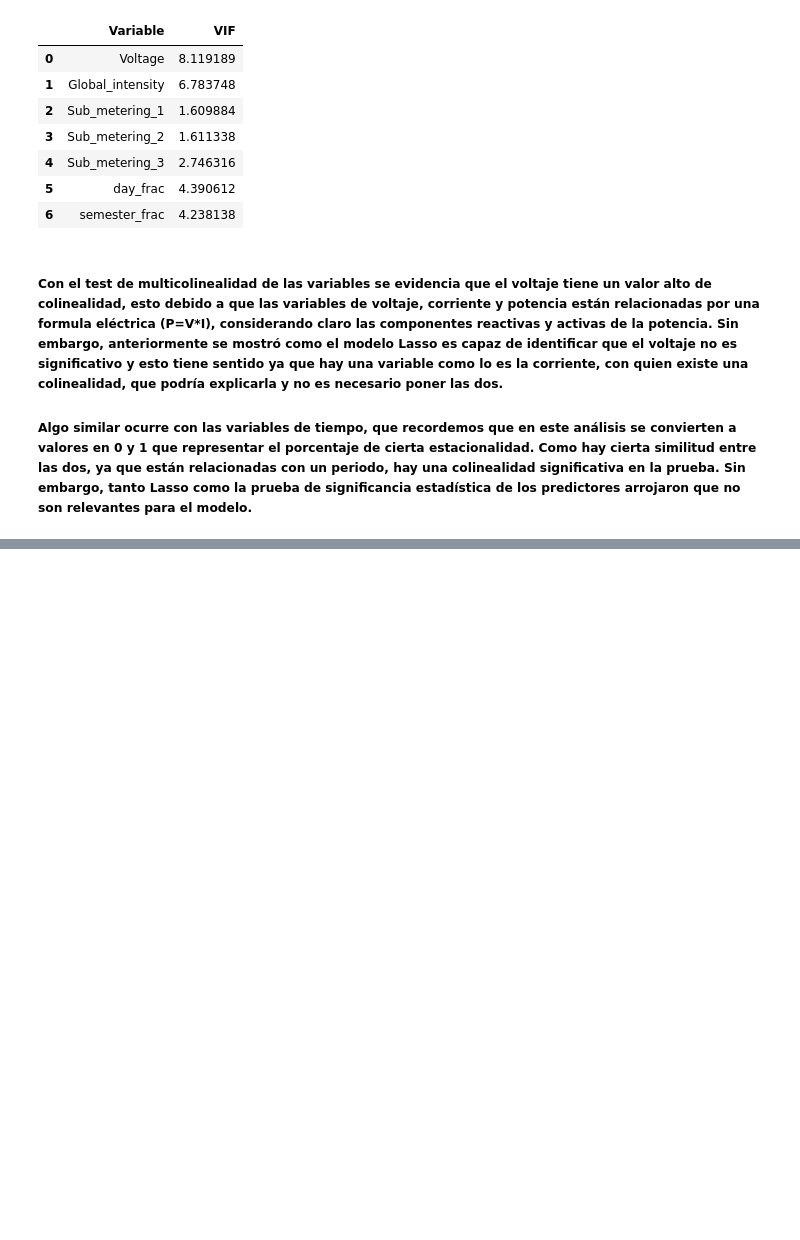
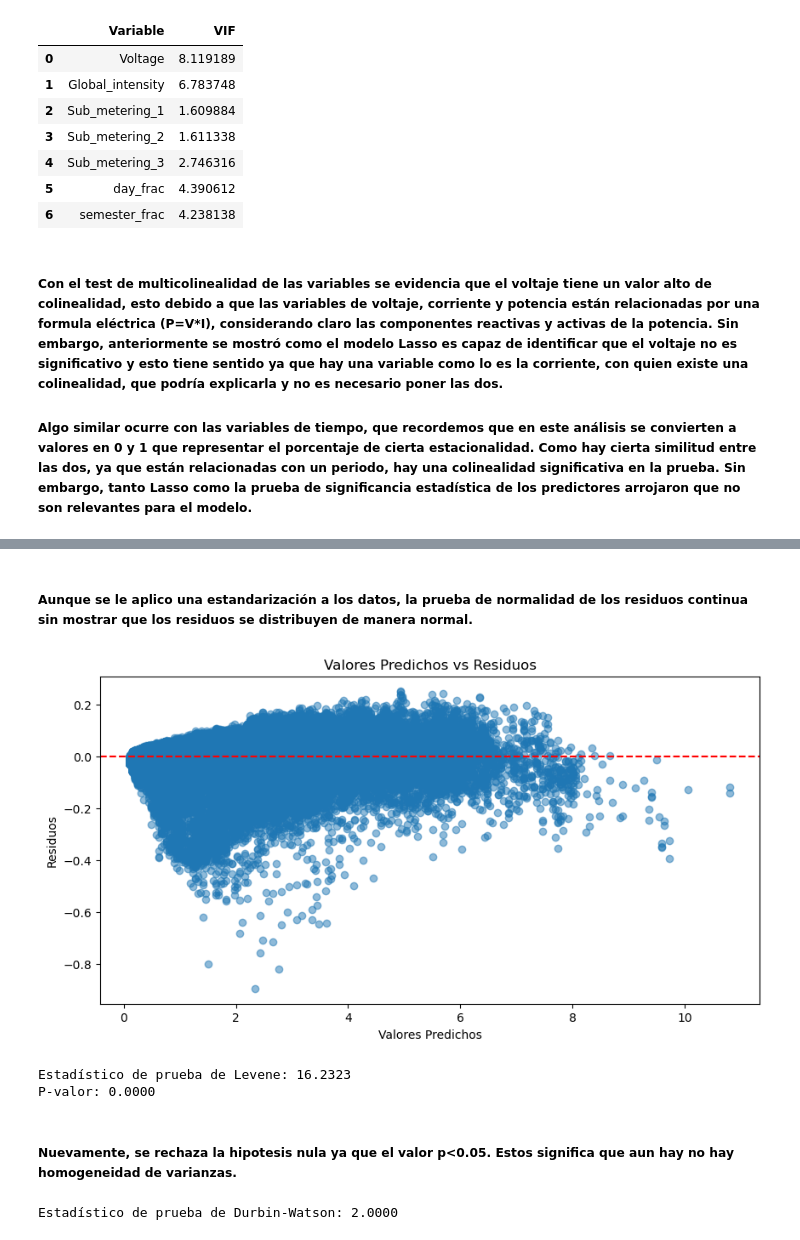
Before and after one commit to kevindmzapata/multivariate-statistics-course, a Jupyter notebook: TAREA_3/main.ipynb, the cells around one changed output, grey strips where cells are left out. Drawn from its saved outputs; the diff is of its cells as text; code cells hidden in the pictures; blank space fills up the shorter version.

```diff
--- a/TAREA_3/main.ipynb
+++ b/TAREA_3/main.ipynb
@@ -515,0 +573,34 @@ vif_data
+# %% [markdown]
+##### Aunque se le aplico una estandarización a los datos, la prueba de normalidad de los residuos continua sin mostrar que los residuos se distribuyen de manera normal.
+# %%
+# Supuesto 2: Homocedasticidad
+# Gráfico de valores predichos vs residuos
+predicciones = scaler_y.inverse_transform(model_lasso.predict(X_t).reshape(-1, 1)).ravel()
+
+plt.figure(figsize=(10, 5))
+plt.scatter(predicciones, residuos, alpha=0.5)
+plt.axhline(0, color='red', linestyle='--')
+plt.xlabel('Valores Predichos')
+plt.ylabel('Residuos')
+plt.title('Valores Predichos vs Residuos')
+plt.show()
+
+# Test de Levene
+levene_stat, levene_p_value = levene(*[residuos[X_t[:, i] == val] for i in range(X_t.shape[1]) for val in np.unique(X_t[:, i])])
+
+print(f'Estadístico de prueba de Levene: {levene_stat:.4f}')
+print(f'P-valor: {levene_p_value:.4f}')
+# %% [output]
+[figure, added]
+Estadístico de prueba de Levene: 16.2323
+P-valor: 0.0000
+# %% [markdown]
+##### Nuevamente, se rechaza la hipotesis nula ya que el valor p<0.05. Estos significa que aun hay no hay homogeneidad de varianzas.
+# %%
+# Supuesto 3: Autocorrelación
+# Test de Durbin-Watson
+durbin_watson_test = durbin_watson(residuos)
+
+print(f'Estadístico de prueba de Durbin-Watson: {durbin_watson_test:.4f}')
+# %% [output]
+Estadístico de prueba de Durbin-Watson: 2.0000
```
Also changed, not shown: parts of 13 cells of this notebook.
